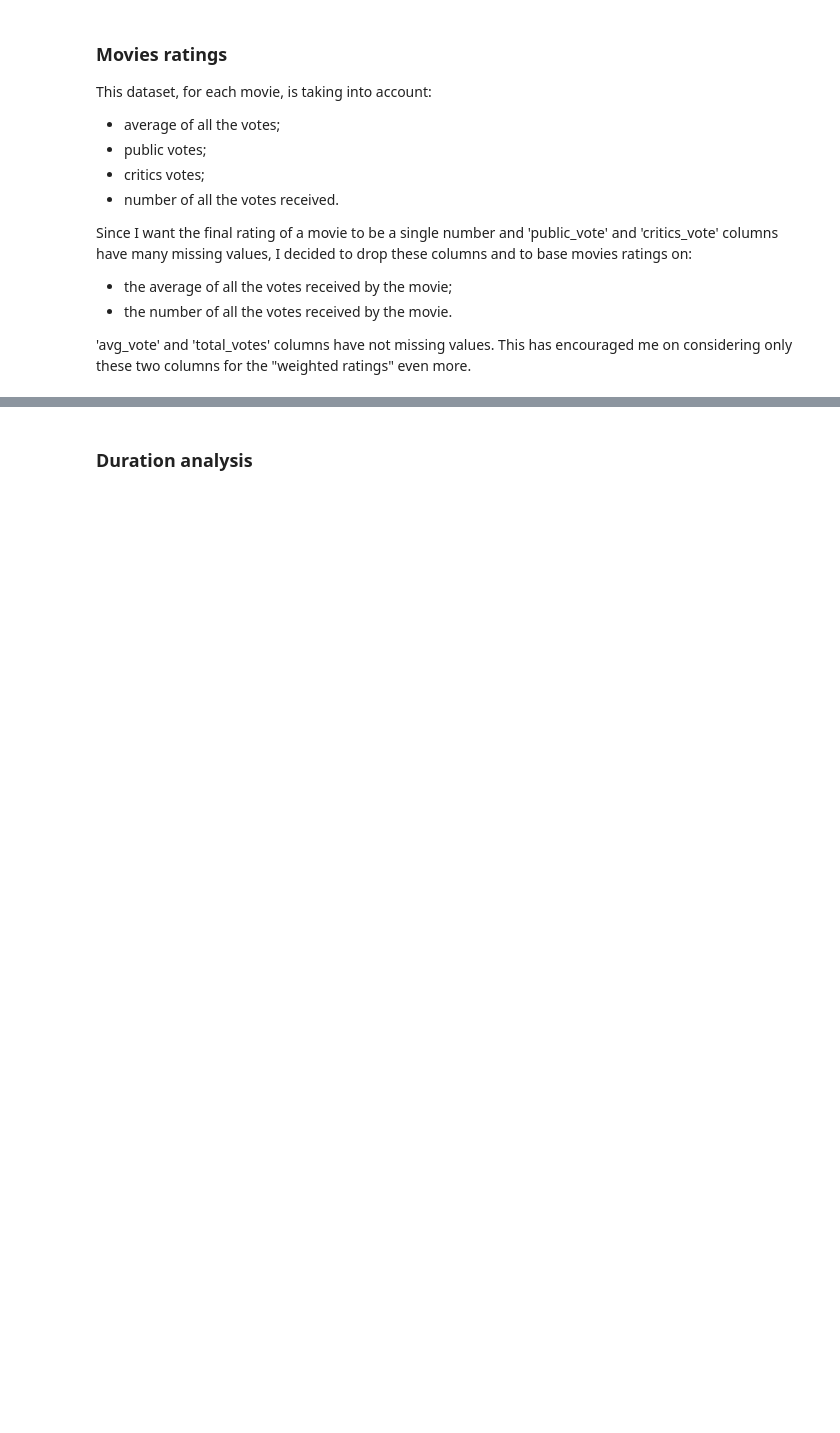
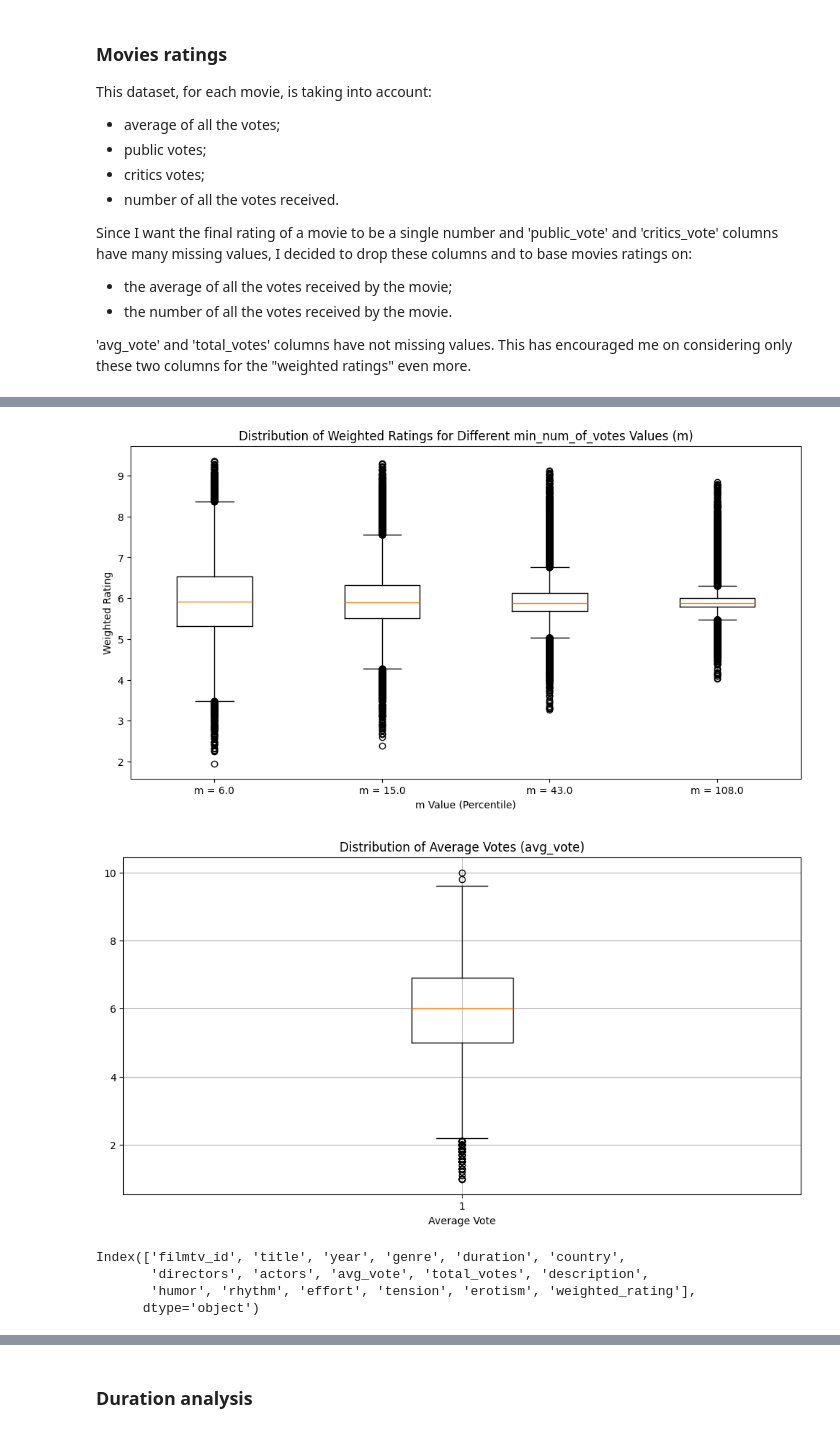
Before and after one commit to davidecozzarin/MoviesRecommender, a Jupyter notebook: preprocessing.ipynb, the cells around one changed output, grey strips where cells are left out. Saved outputs shown, nothing was run; the diff lists cells and outputs as text; code cells hidden in the pictures; blank space fills up the shorter version.

Commit message:
fix: values correction due to software updates

```diff
--- a/preprocessing.ipynb
+++ b/preprocessing.ipynb
@@ -137,8 +289,8 @@ I decided to set `min_num_of_votes` to 36 because the 75% of the movies in the d
 # %%
 global_avg = dataset['avg_vote'].mean()
-print("Global average: ", global_avg)
+print("Global average vote: ", global_avg)
 
-min_num_of_votes = 36
+min_num_of_votes = 43
 
 # Weighted rating definition
 def weighted_rating(x, m=min_num_of_votes, G=global_avg):
@@ -184,37 +361,45 @@ import numpy as np
 # Test different values of m (e.g., median, 75th percentile, 90th percentile)
 percentiles = [25, 50, 75, 90]  # Percentiles to test
 m_values = [np.percentile(dataset['total_votes'], p) for p in percentiles]
 
 # Create a new column for each weighted rating based on different m values
 for m_value in m_values:
     dataset[f'weighted_rating_m_{m_value}'] = dataset.apply(weighted_rating, m=m_value, axis=1)
 
 # Plot the distribution of weighted ratings for different m values
 plt.figure(figsize=(12, 6))
 
 # Use a boxplot to compare the distribution of weighted ratings for each m value
 ratings_columns = [f'weighted_rating_m_{m_value}' for m_value in m_values]
-plt.boxplot([dataset[col] for col in ratings_columns], labels=[f'm = {m_value}' for m_value in m_values])
+plt.boxplot([dataset[col] for col in ratings_columns], tick_labels=[f'm = {m_value}' for m_value in m_values])
 
 plt.title('Distribution of Weighted Ratings for Different min_num_of_votes Values (m)')
 plt.ylabel('Weighted Rating')
 plt.xlabel('m Value (Percentile)')
 plt.show()
 
 
 plt.figure(figsize=(12, 6))
 plt.boxplot(dataset['avg_vote'])
 
 plt.title('Distribution of Average Votes (avg_vote)')
 plt.xlabel('Average Vote')
 plt.grid(True)
 plt.show()
 
+dataset.columns
 
-dataset = dataset.drop(columns=['weighted_rating_m_5.0',
-                                'weighted_rating_m_12.0',
-                                'weighted_rating_m_36.0',
-                                'weighted_rating_m_97.0'])
+dataset = dataset.drop(columns=['weighted_rating_m_6.0',
+                                'weighted_rating_m_15.0',
+                                'weighted_rating_m_43.0',
+                                'weighted_rating_m_108.0'])
 dataset.columns
+# %% [output]
+[figure, added]
+[figure, added]
+Index(['filmtv_id', 'title', 'year', 'genre', 'duration', 'country',
+       'directors', 'actors', 'avg_vote', 'total_votes', 'description',
+       'humor', 'rhythm', 'effort', 'tension', 'erotism', 'weighted_rating'],
+      dtype='object')
 # %% [markdown]
 "Distribution of Weighted Ratings for Different `min_num_of_votes` Values" plot comments considering also results :
```
Also changed, not shown: parts of 40 cells of this notebook, 1 other file.
